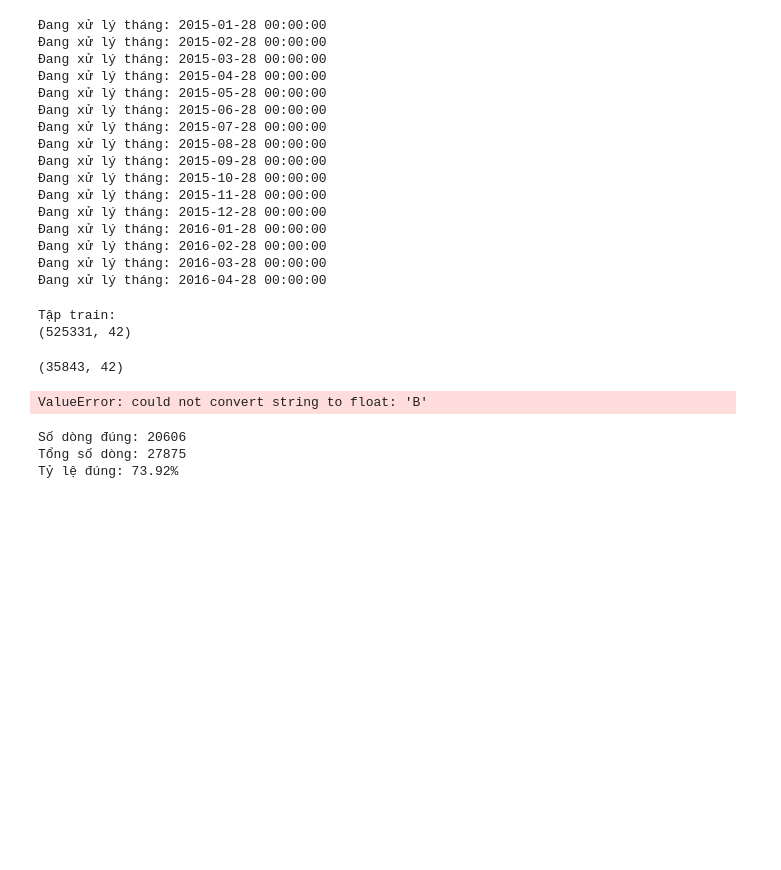
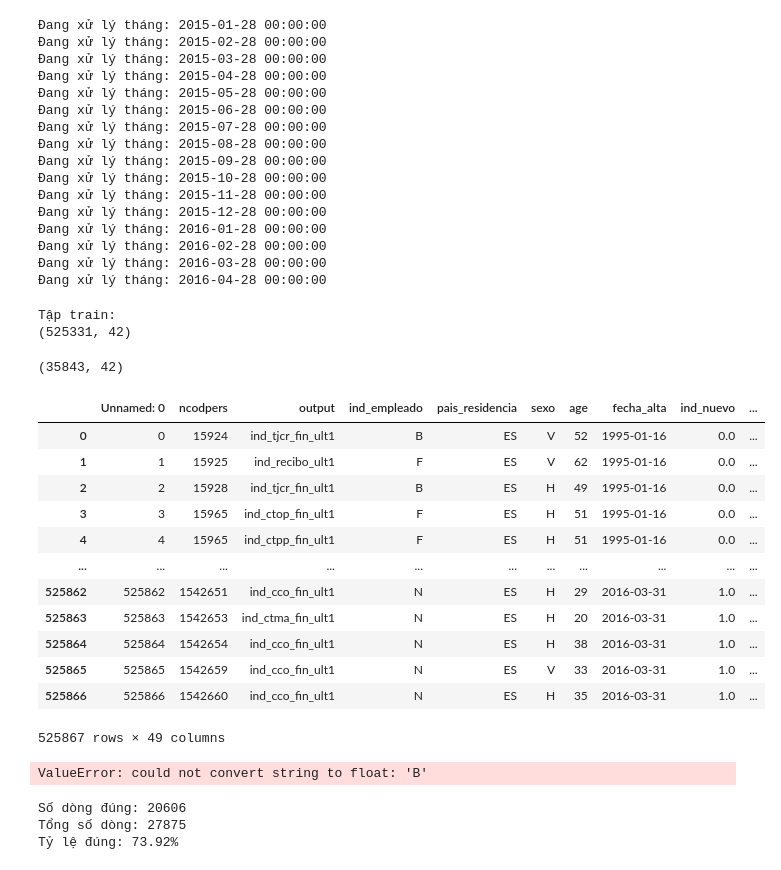
Before and after one commit to chuquangcan/Product-Recommendation, a Jupyter notebook: model.ipynb, the cells around one changed output. Saved outputs shown, nothing was run; the diff lists cells and outputs as text; code cells hidden in the pictures; blank space fills up the shorter version.

```diff
--- a/model.ipynb
+++ b/model.ipynb
@@ -110,6 +110,22 @@ test = pd.read_csv('test.csv')
 # %%
 train = train.drop(columns = 'fecha_dato')
 test = test.drop(columns = 'fecha_dato')
+# %%
+train
+# %% [output]
+|  | Unnamed: 0 | ncodpers | output | ind_empleado | pais_residencia | sexo | age | fecha_alta | ind_nuevo | ... |
+| 0 | 0 | 15924 | ind_tjcr_fin_ult1 | B | ES | V | 52 | 1995-01-16 | 0.0 | ... |
+| 1 | 1 | 15925 | ind_recibo_ult1 | F | ES | V | 62 | 1995-01-16 | 0.0 | ... |
+| 2 | 2 | 15928 | ind_tjcr_fin_ult1 | B | ES | H | 49 | 1995-01-16 | 0.0 | ... |
+| 3 | 3 | 15965 | ind_ctop_fin_ult1 | F | ES | H | 51 | 1995-01-16 | 0.0 | ... |
+| 4 | 4 | 15965 | ind_ctpp_fin_ult1 | F | ES | H | 51 | 1995-01-16 | 0.0 | ... |
+| ... | ... | ... | ... | ... | ... | ... | ... | ... | ... | ... |
+| 525862 | 525862 | 1542651 | ind_cco_fin_ult1 | N | ES | H | 29 | 2016-03-31 | 1.0 | ... |
+| 525863 | 525863 | 1542653 | ind_ctma_fin_ult1 | N | ES | H | 20 | 2016-03-31 | 1.0 | ... |
+| 525864 | 525864 | 1542654 | ind_cco_fin_ult1 | N | ES | H | 38 | 2016-03-31 | 1.0 | ... |
+| 525865 | 525865 | 1542659 | ind_cco_fin_ult1 | N | ES | V | 33 | 2016-03-31 | 1.0 | ... |
+| 525866 | 525866 | 1542660 | ind_cco_fin_ult1 | N | ES | H | 35 | 2016-03-31 | 1.0 | ... |
+525867 rows × 49 columns
 # %%
 train_df = train.copy()
 test_df = test.copy()
```
Also changed, not shown: 1 other file.
